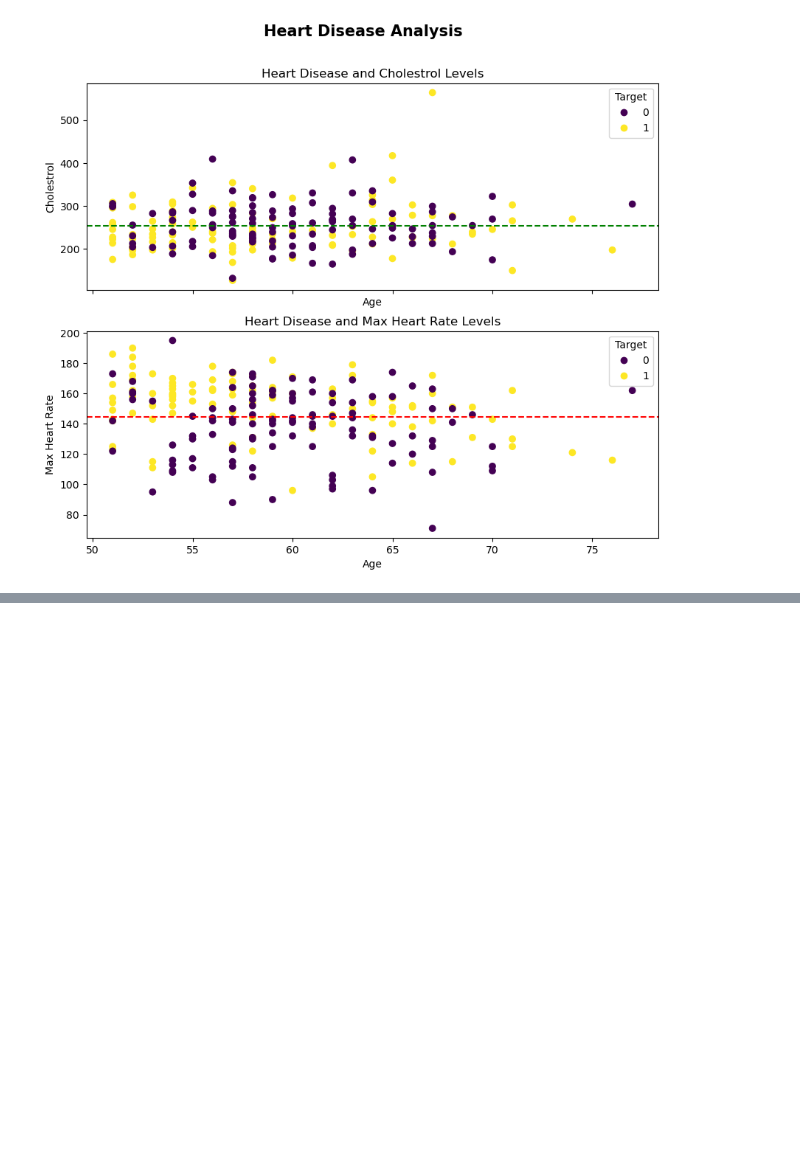
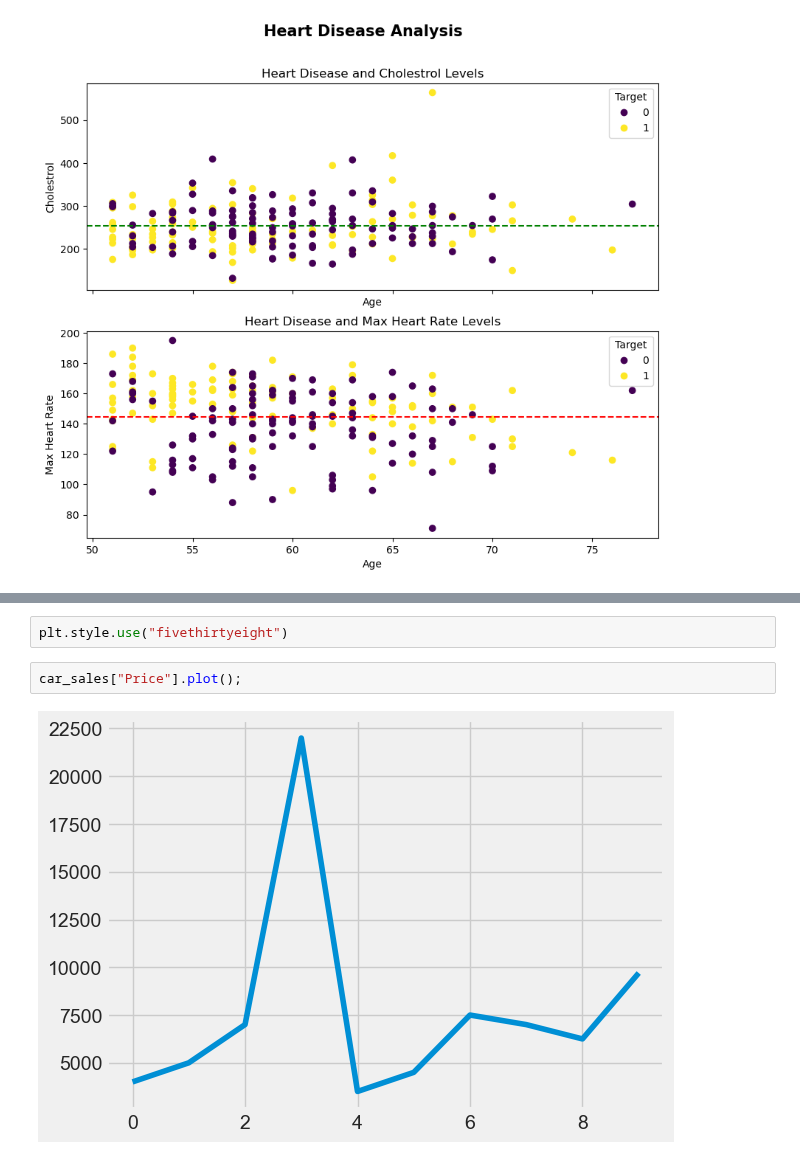
Before and after one commit to Sailaxmiveldanda/MachineLearning, a Jupyter notebook: matplotlib_ai/matplotlib_intro.ipynb, the cells around one changed output, grey strips where cells are left out. Saved outputs shown, nothing was run; the diff lists cells and outputs as text; blank space fills up the shorter version.

```diff
--- a/matplotlib_ai/matplotlib_intro.ipynb
+++ b/matplotlib_ai/matplotlib_intro.ipynb
@@ -568,0 +599,6 @@ Text(0.5, 0.98, 'Heart Disease Analysis')
+# %%
+plt.style.use("fivethirtyeight")
+# %%
+car_sales["Price"].plot();
+# %% [output]
+[figure, added]
```
Also changed, not shown: parts of 38 cells of this notebook, 4 other files.
